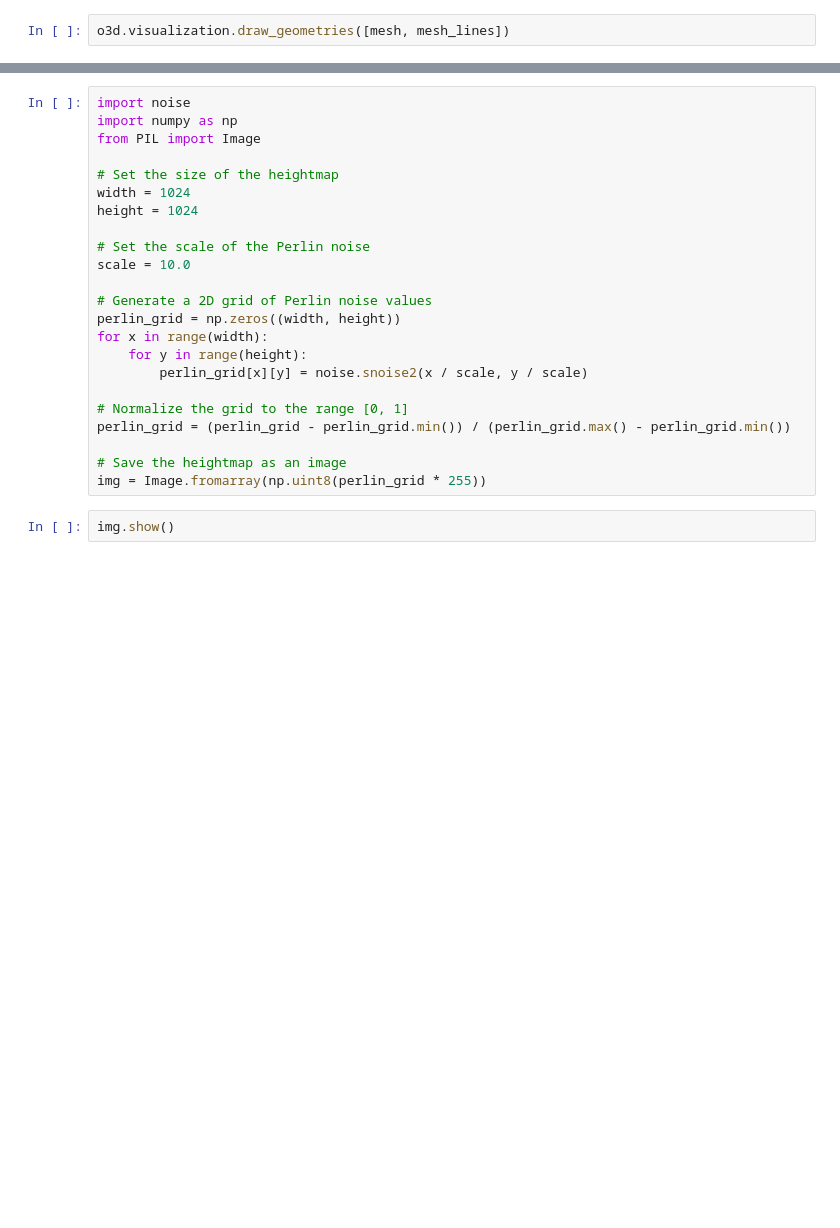
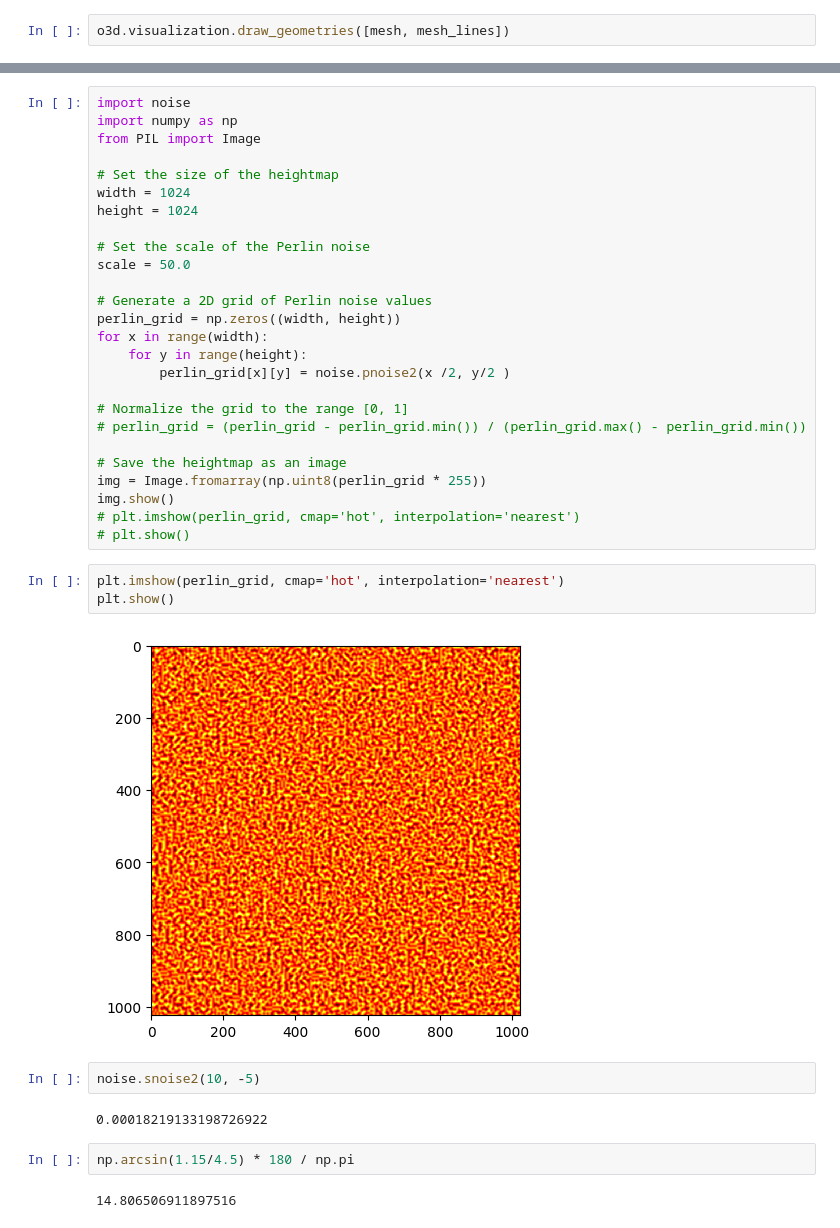
Before and after one commit to YikangZhang1641/pothole_project, a Jupyter notebook: Demo.ipynb, the cells around one changed output, grey strips where cells are left out. Drawn from its saved outputs; the diff is of its cells as text; blank space fills up the shorter version.

```diff
--- a/Demo.ipynb
+++ b/Demo.ipynb
@@ -763,25 +844,39 @@ array([3.08823529, 1.85294118])
-# %%
-import noise
-import numpy as np
-from PIL import Image
-
-# Set the size of the heightmap
-width = 1024
-height = 1024
-
-# Set the scale of the Perlin noise
-scale = 10.0
-
-# Generate a 2D grid of Perlin noise values
-perlin_grid = np.zeros((width, height))
-for x in range(width):
-    for y in range(height):
-        perlin_grid[x][y] = noise.snoise2(x / scale, y / scale)
-
-# Normalize the grid to the range [0, 1]
-perlin_grid = (perlin_grid - perlin_grid.min()) / (perlin_grid.max() - perlin_grid.min())
-
-# Save the heightmap as an image
-img = Image.fromarray(np.uint8(perlin_grid * 255))
-# %%
-img.show()
+# %%
+import noise
+import numpy as np
+from PIL import Image
+
+# Set the size of the heightmap
+width = 1024
+height = 1024
+
+# Set the scale of the Perlin noise
+scale = 50.0
+
+# Generate a 2D grid of Perlin noise values
+perlin_grid = np.zeros((width, height))
+for x in range(width):
+    for y in range(height):
+        perlin_grid[x][y] = noise.pnoise2(x /2, y/2 )
+
+# Normalize the grid to the range [0, 1]
+# perlin_grid = (perlin_grid - perlin_grid.min()) / (perlin_grid.max() - perlin_grid.min())
+
+# Save the heightmap as an image
+img = Image.fromarray(np.uint8(perlin_grid * 255))
+img.show()
+# plt.imshow(perlin_grid, cmap='hot', interpolation='nearest')
+# plt.show()
+# %%
+plt.imshow(perlin_grid, cmap='hot', interpolation='nearest')
+plt.show()
+# %% [output]
+[figure, added]
+# %%
+noise.snoise2(10, -5)
+# %% [output]
+0.00018219133198726922
+# %%
+np.arcsin(1.15/4.5) * 180 / np.pi
+# %% [output]
+14.806506911897516
```
Also changed, not shown: parts of 26 cells of this notebook, 1 other file.
